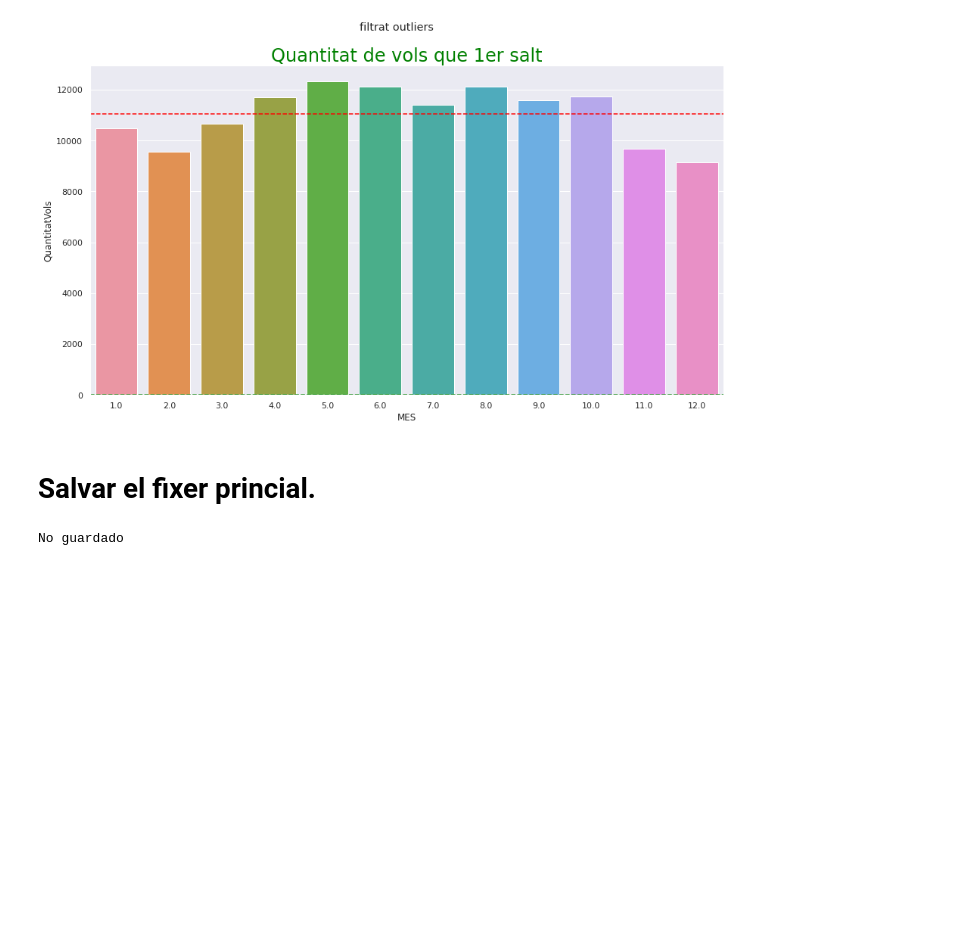
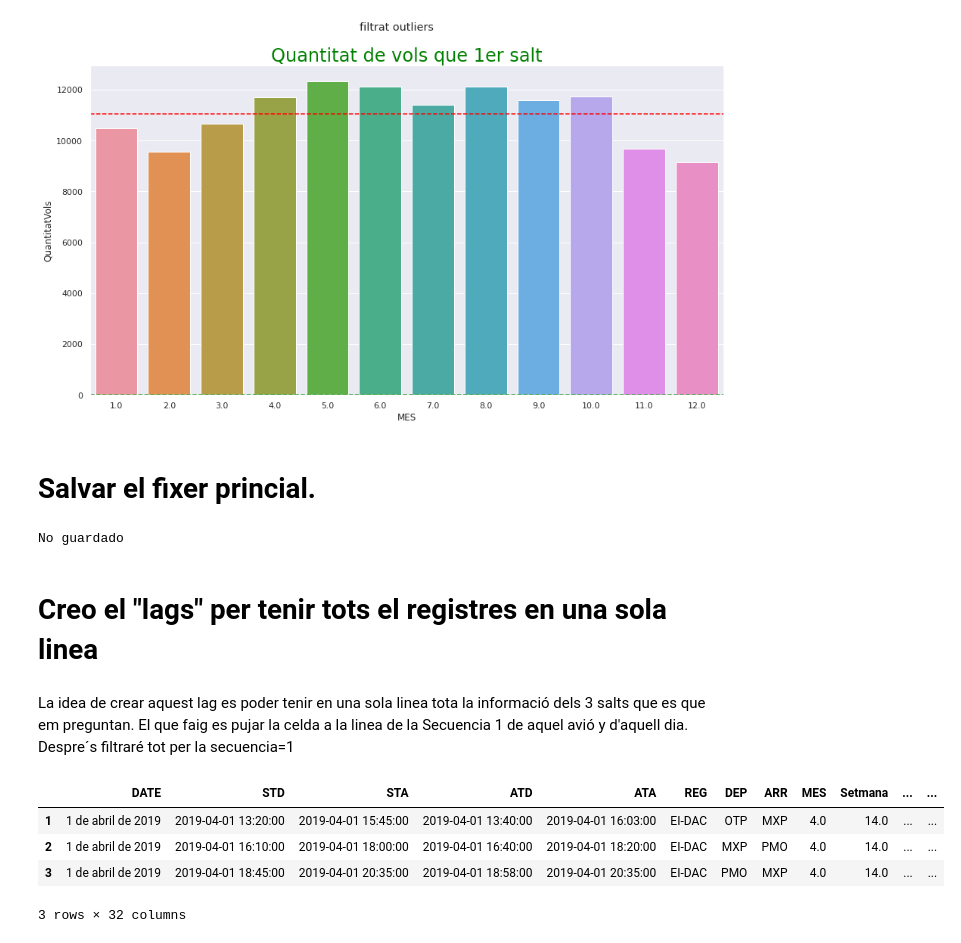
Before and after one commit to JMML2021/Entrega-projecte-final, a Jupyter notebook: Calculo_Ryainair2019ipynb.ipynb, the cells around one changed output. Cells and saved outputs as stored; diff of their text form; code cells hidden in the pictures; blank space fills up the shorter version.

```diff
--- a/Calculo_Ryainair2019ipynb.ipynb
+++ b/Calculo_Ryainair2019ipynb.ipynb
@@ -570,3 +570,36 @@ else:
   print('No guardado')
 # %% [output]
 No guardado
+# %% [markdown]
+# Creo el "lags" per tenir tots el registres en una sola linea
+# %% [markdown]
+La idea de crear aquest lag es poder tenir en una sola linea tota la informació dels 3 salts que es que em preguntan.
+El que faig es pujar la celda a la linea de la Secuencia 1 de aquel avió y d'aquell dia. Despre´s filtraré tot per la secuencia=1
+# %%
+#Creamos los LAGs
+df[f'E_Despegue2']= df['E_Despegue1'].shift(periods=-1)
+df[f'E_Despegue3']= df['E_Despegue1'].shift(periods=-2)
+
+df[f'E_Duracion_Vuelo2']= df['E_Duracion_Vuelo1'].shift(periods=-1)
+df[f'E_Duracion_Vuelo3']= df['E_Duracion_Vuelo1'].shift(periods=-2)
+
+df[f'E_Puntualidad2']= df['E_Puntualidad1'].shift(periods=-1)
+df[f'E_Puntualidad3']= df['E_Puntualidad1'].shift(periods=-2)
+# %%
+# Calculo el temps que l'avió està aterren per fer el boardings
+
+# Nota: pels estudis es recomana només fer servir les línies de seqüència =1 per què hi ha dies que
+# l'avió només va un vol i el calculo és erroni, però per simplificar si filtrem per Seqüència=1 i limiten
+# els registres de temps que no siguin >-30 i <30 minuts
+
+df[f'STD2']= df['STD'].shift(periods=-1)
+df[f'tempsTerraEstimat']= (df['STD'].shift(periods=-1) - df['STA'])/  np.timedelta64(1, 'm')
+df[f'tempsTerraReal']= (df['ATD'].shift(periods=-1) - df['ATA'])/  np.timedelta64(1, 'm')
+df[f'E_tempsTerra'] = df[f'tempsTerraReal'] -df[f'tempsTerraEstimat']
+df.loc[1:3]
+# %% [output]
+|  | DATE | STD | STA | ATD | ATA | REG | DEP | ARR | MES | Setmana | ... | ... |
+| 1 | 1 de abril de 2019 | 2019-04-01 13:20:00 | 2019-04-01 15:45:00 | 2019-04-01 13:40:00 | 2019-04-01 16:03:00 | EI-DAC | OTP | MXP | 4.0 | 14.0 | ... | ... |
+| 2 | 1 de abril de 2019 | 2019-04-01 16:10:00 | 2019-04-01 18:00:00 | 2019-04-01 16:40:00 | 2019-04-01 18:20:00 | EI-DAC | MXP | PMO | 4.0 | 14.0 | ... | ... |
+| 3 | 1 de abril de 2019 | 2019-04-01 18:45:00 | 2019-04-01 20:35:00 | 2019-04-01 18:58:00 | 2019-04-01 20:35:00 | EI-DAC | PMO | MXP | 4.0 | 14.0 | ... | ... |
+3 rows × 32 columns
```
